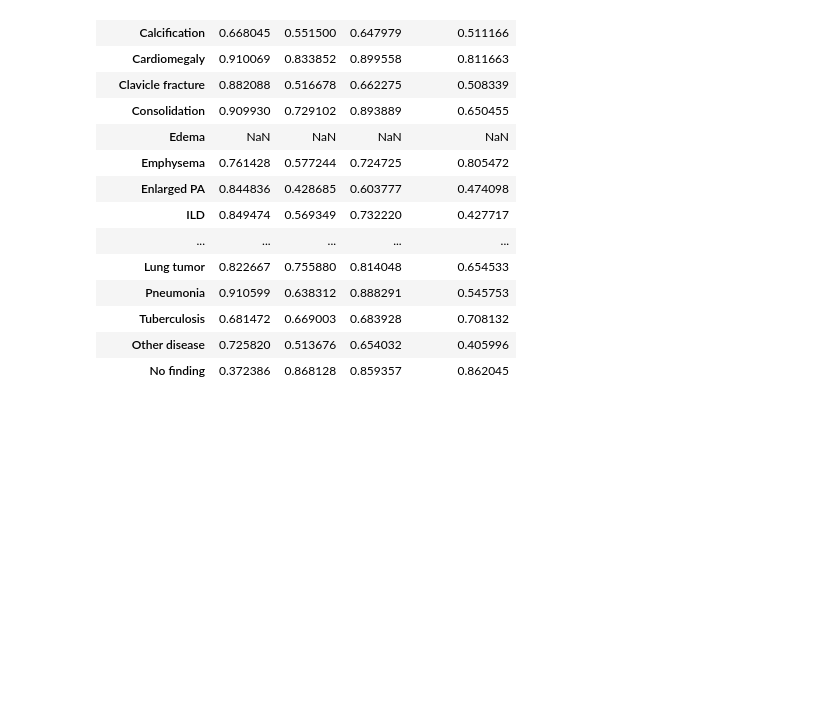
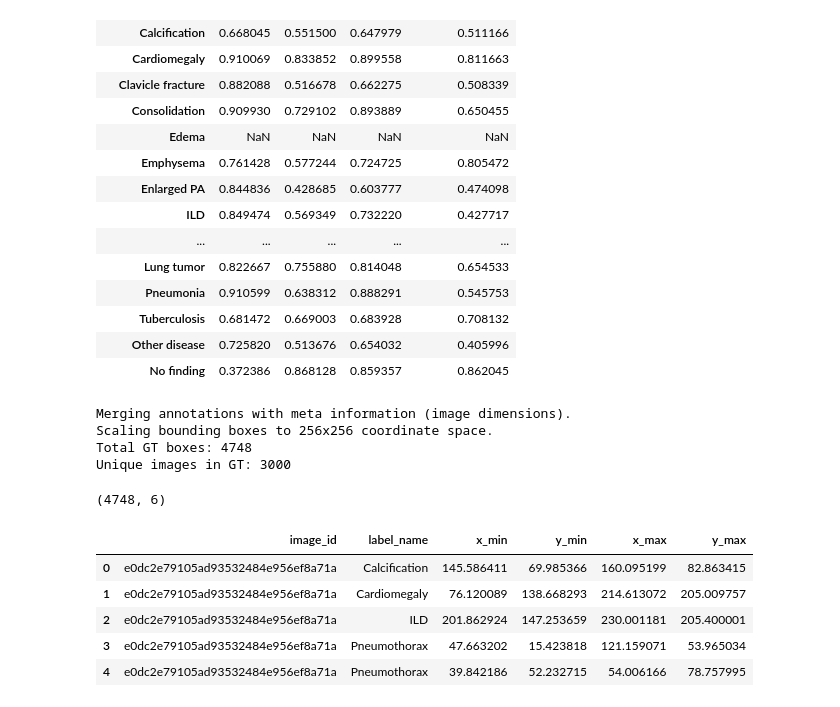
Before and after one commit to harshvardhan10/thesis-codebase, a Jupyter notebook: notebooks/eda_vindr_cxr.ipynb, the cells around one changed output. Drawn from its saved outputs; the diff is of its cells as text; code cells hidden in the pictures; blank space fills up the shorter version.

```diff
--- a/notebooks/eda_vindr_cxr.ipynb
+++ b/notebooks/eda_vindr_cxr.ipynb
@@ -108,0 +124,3 @@ train_meta.head()
+# %%
+test_meta = pd.read_csv(Path(images_root) / "test_meta.csv")
+test_meta.head()
@@ -339,0 +438,20 @@ df_per_label.to_csv("../results/zero_shot_clf_vindr/per_label_auc_24_11_2025.csv
+# %%
+df = scale_boxes_to_256(annot_test, test_meta)
+# %% [output]
+Merging annotations with meta information (image dimensions).
+Scaling bounding boxes to 256x256 coordinate space.
+Total GT boxes: 4748
+Unique images in GT: 3000
+# %%
+df.shape
+# %% [output]
+(4748, 6)
+# %%
+df.head()
+# %% [output]
+|  | image_id | label_name | x_min | y_min | x_max | y_max |
+| 0 | e0dc2e79105ad93532484e956ef8a71a | Calcification | 145.586411 | 69.985366 | 160.095199 | 82.863415 |
+| 1 | e0dc2e79105ad93532484e956ef8a71a | Cardiomegaly | 76.120089 | 138.668293 | 214.613072 | 205.009757 |
+| 2 | e0dc2e79105ad93532484e956ef8a71a | ILD | 201.862924 | 147.253659 | 230.001181 | 205.400001 |
+| 3 | e0dc2e79105ad93532484e956ef8a71a | Pneumothorax | 47.663202 | 15.423818 | 121.159071 | 53.965034 |
+| 4 | e0dc2e79105ad93532484e956ef8a71a | Pneumothorax | 39.842186 | 52.232715 | 54.006166 | 78.757995 |
```
Also changed, not shown: parts of 8 cells of this notebook.
